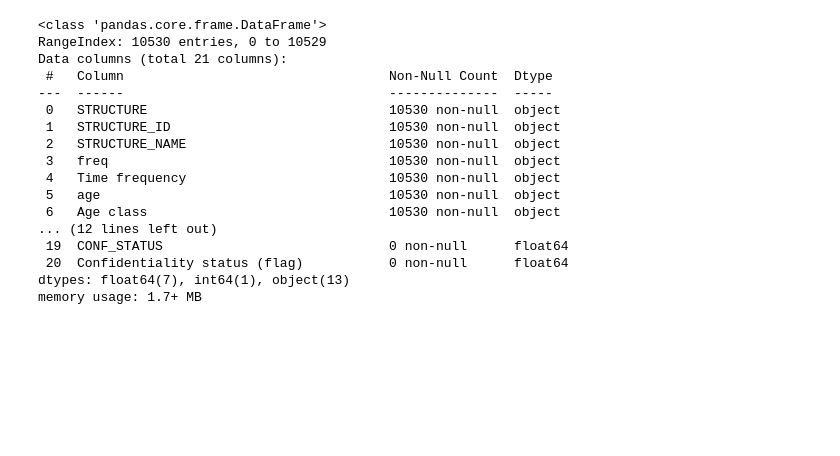
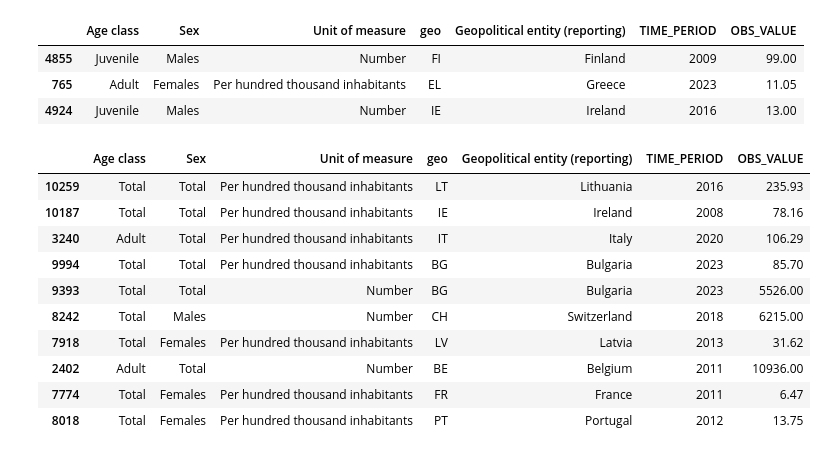
Before and after one commit to giuliodamico/Gender-Inequality-Index-vs-Female-jail-population, a Jupyter notebook: notebooks/Prison_data_graph.ipynb, the cells around one changed output. Cells and saved outputs as stored; diff of their text form; code cells hidden in the pictures; blank space fills up the shorter version.

```diff
--- a/notebooks/Prison_data_graph.ipynb
+++ b/notebooks/Prison_data_graph.ipynb
@@ -21,21 +78,28 @@ prison_data.head()
 # %%
-#inspecing the dataset
-prison_data.info()
+# Drop columns
+prison_data.drop(columns=['STRUCTURE_ID', 'STRUCTURE_NAME', 'freq', 'Time frequency', 'unit', 'age', 'sex', 'Confidentiality status (flag)',
+                          'OBS_FLAG', 'Observation value', 'Time', 'CONF_STATUS', 'STRUCTURE', 'Observation status (Flag) V2 structure'], inplace=True)
+prison_data.sample(3)
 # %% [output]
-<class 'pandas.core.frame.DataFrame'>
-RangeIndex: 10530 entries, 0 to 10529
-Data columns (total 21 columns):
- #   Column                                  Non-Null Count  Dtype
----  ------                                  --------------  -----
- 0   STRUCTURE                               10530 non-null  object
- 1   STRUCTURE_ID                            10530 non-null  object
- 2   STRUCTURE_NAME                          10530 non-null  object
- 3   freq                                    10530 non-null  object
- 4   Time frequency                          10530 non-null  object
- 5   age                                     10530 non-null  object
- 6   Age class                               10530 non-null  object
-... (12 lines left out)
- 19  CONF_STATUS                             0 non-null      float64
- 20  Confidentiality status (flag)           0 non-null      float64
-dtypes: float64(7), int64(1), object(13)
-memory usage: 1.7+ MB
+|  | Age class | Sex | Unit of measure | geo | Geopolitical entity (reporting) | TIME_PERIOD | OBS_VALUE |
+| 4855 | Juvenile | Males | Number | FI | Finland | 2009 | 99.00 |
+| 765 | Adult | Females | Per hundred thousand inhabitants | EL | Greece | 2023 | 11.05 |
+| 4924 | Juvenile | Males | Number | IE | Ireland | 2016 | 13.00 |
+# %%
+# We separate the row where the 'Age class' and 'Sex' columns have the value 'Total'
+total_values = prison_data[(prison_data['Age class'] == 'Total') | (prison_data['Sex'] == 'Total')]
+# then drop them from the original dataset
+prison_data.drop(total_values.index, inplace=True)
+total_values.sample(10)
+# %% [output]
+|  | Age class | Sex | Unit of measure | geo | Geopolitical entity (reporting) | TIME_PERIOD | OBS_VALUE |
+| 10259 | Total | Total | Per hundred thousand inhabitants | LT | Lithuania | 2016 | 235.93 |
+| 10187 | Total | Total | Per hundred thousand inhabitants | IE | Ireland | 2008 | 78.16 |
+| 3240 | Adult | Total | Per hundred thousand inhabitants | IT | Italy | 2020 | 106.29 |
+| 9994 | Total | Total | Per hundred thousand inhabitants | BG | Bulgaria | 2023 | 85.70 |
+| 9393 | Total | Total | Number | BG | Bulgaria | 2023 | 5526.00 |
+| 8242 | Total | Males | Number | CH | Switzerland | 2018 | 6215.00 |
+| 7918 | Total | Females | Per hundred thousand inhabitants | LV | Latvia | 2013 | 31.62 |
+| 2402 | Adult | Total | Number | BE | Belgium | 2011 | 10936.00 |
+| 7774 | Total | Females | Per hundred thousand inhabitants | FR | France | 2011 | 6.47 |
+| 8018 | Total | Females | Per hundred thousand inhabitants | PT | Portugal | 2012 | 13.75 |
```
Also changed, not shown: parts of 4 cells of this notebook, 5 other files.
